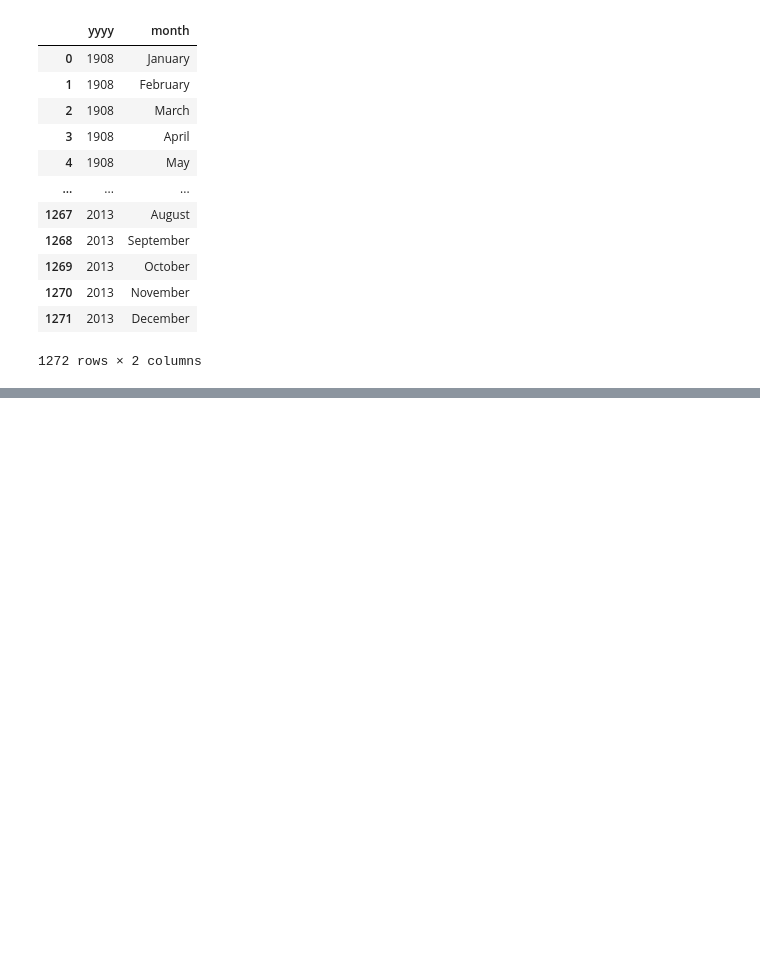
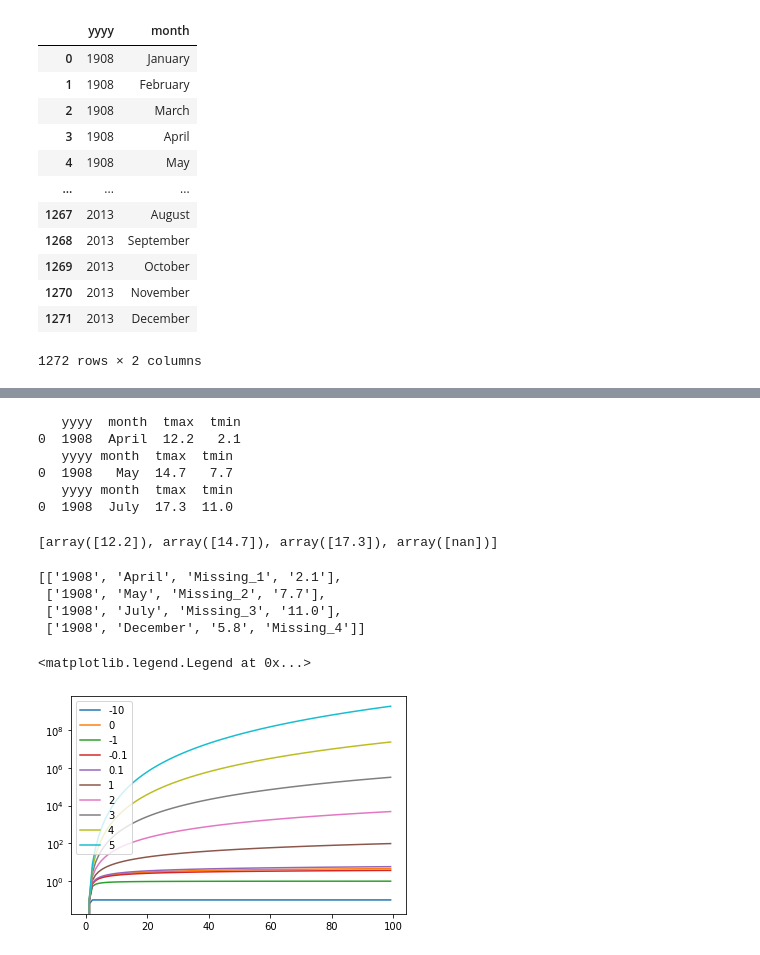
Before and after one commit to jkchandalia/explore-data, a Jupyter notebook: dataScience/hackerrank/hackerrank.ipynb, the cells around one changed output, grey strips where cells are left out. Cells and saved outputs as stored; diff of their text form; code cells hidden in the pictures; blank space fills up the shorter version.

```diff
--- a/dataScience/hackerrank/hackerrank.ipynb
+++ b/dataScience/hackerrank/hackerrank.ipynb
@@ -338,0 +417,52 @@ df_full
+# %%
+results = []
+for case in test:
+    yyyy, month, tmax, tmin = case
+    df = output[month]
+
+    if 'Missing' in tmax:
+        print(df[df.yyyy==int(yyyy)])
+        results.append(df[df.yyyy==int(yyyy)].tmax.values[0])
+    if 'Missing' in tmin:
+        results.append(df[df.yyyy==int(yyyy)].tmin.values[0])
+# %% [output]
+   yyyy  month  tmax  tmin
+0  1908  April  12.2   2.1
+   yyyy month  tmax  tmin
+0  1908   May  14.7   7.7
+   yyyy month  tmax  tmin
+0  1908  July  17.3  11.0
+# %%
+results
+# %% [output]
+[array([12.2]), array([14.7]), array([17.3]), array([nan])]
+# %%
+test
+# %% [output]
+[['1908', 'April', 'Missing_1', '2.1'],
+ ['1908', 'May', 'Missing_2', '7.7'],
+ ['1908', 'July', 'Missing_3', '11.0'],
+ ['1908', 'December', '5.8', 'Missing_4']]
+# %%
+#Plot boxcox for diff lambdas
+from matplotlib import pyplot as plt
+x=np.array(range(0,100))+.1
+x
+y={}
+
+def boxcox(arr, lmbda):
+    if lmbda == 0:
+        return np.log(arr)
+    else:
+        return (arr**lmbda - 1) / lmbda
+lmbda_vals = [-10,0,-1,-.1, .1, 1, 2, 3, 4, 5]
+for i in range(len(lmbda_vals)):
+    y[i] = boxcox(x, lmbda_vals[i])
+
+for i in range(len(y.keys())):
+    plt.plot(x,y[i], label=lmbda_vals[i])
+plt.yscale("log")
+plt.legend()
+# %% [output]
+<matplotlib.legend.Legend at 0x...>
+[figure, added]
```
Also changed, not shown: parts of 16 cells of this notebook, 1 other file.
